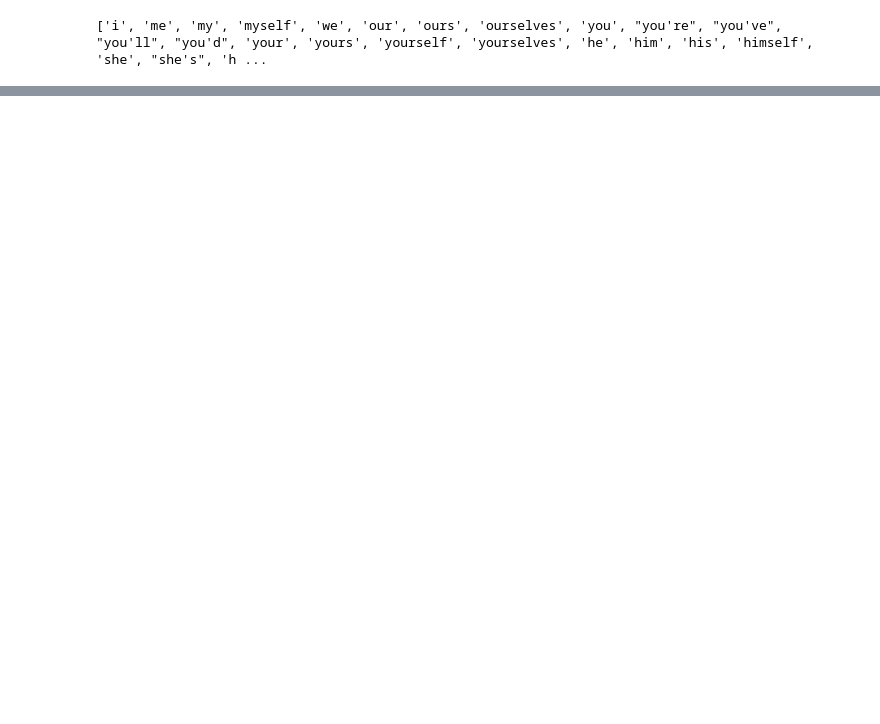
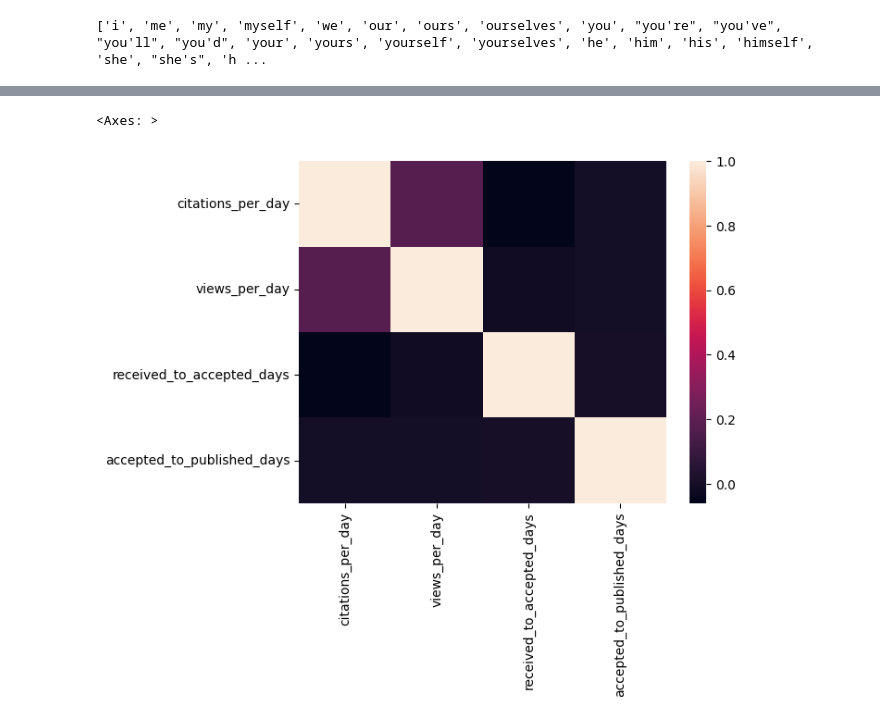
Before and after one commit to karwester/plosAnalysis, a Jupyter notebook: berTopic.ipynb, the cells around one changed output, grey strips where cells are left out. Cells and saved outputs as stored; diff of their text form; code cells hidden in the pictures; blank space fills up the shorter version.

```diff
--- a/berTopic.ipynb
+++ b/berTopic.ipynb
@@ -158,0 +319,10 @@ topic_model.visualize_hierarchy(top_n_topics=10)
+# %%
+#calculate received_to_accepted_days
+data['accepted_date'] = pd.to_datetime(data['accepted_date'])
+data['received_date'] = pd.to_datetime(data['received_date'])
+data['received_to_accepted_days'] = (data['accepted_date'] - data['received_date']).dt.days
+#accepted to published days
+data['accepted_to_published_days'] = (data['publication_date'] - data['accepted_date']).dt.days
+
+
+data.head()
@@ -158,0 +336,13 @@ topic_model.visualize_hierarchy(top_n_topics=10)
+# %%
+#!pip install seaborn
+#Is there any correlation between views and citations
+
+import seaborn as sns
+import matplotlib.pyplot as plt
+d = data[['citations_per_day','views_per_day','received_to_accepted_days','accepted_to_published_days']]
+sns.heatmap(d.corr())
+
+#very weak correlation of views per day and citations per day
+# %% [output]
+<Axes: >
+[figure, added]
```
Also changed, not shown: parts of 26 cells of this notebook, 1 other file.
